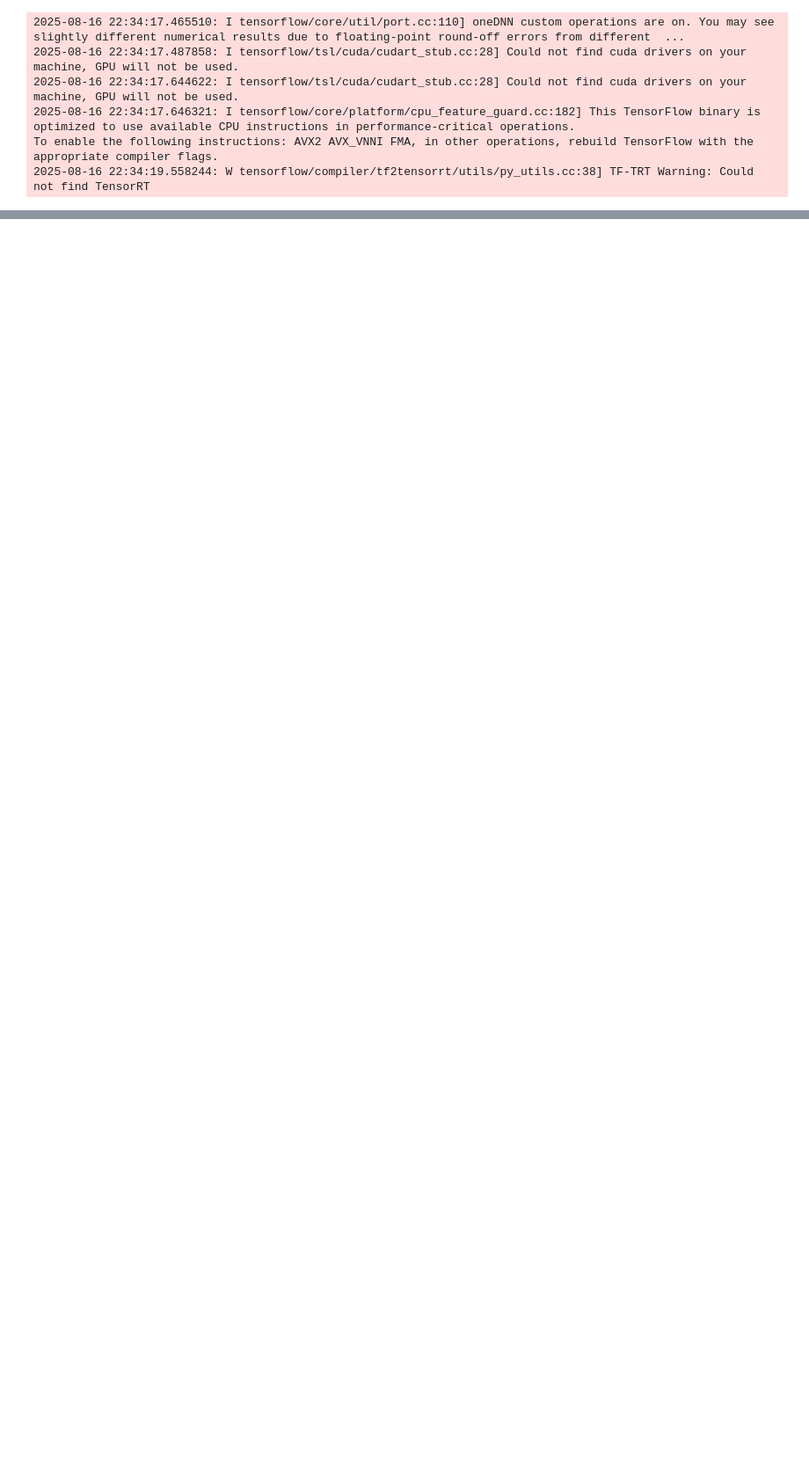
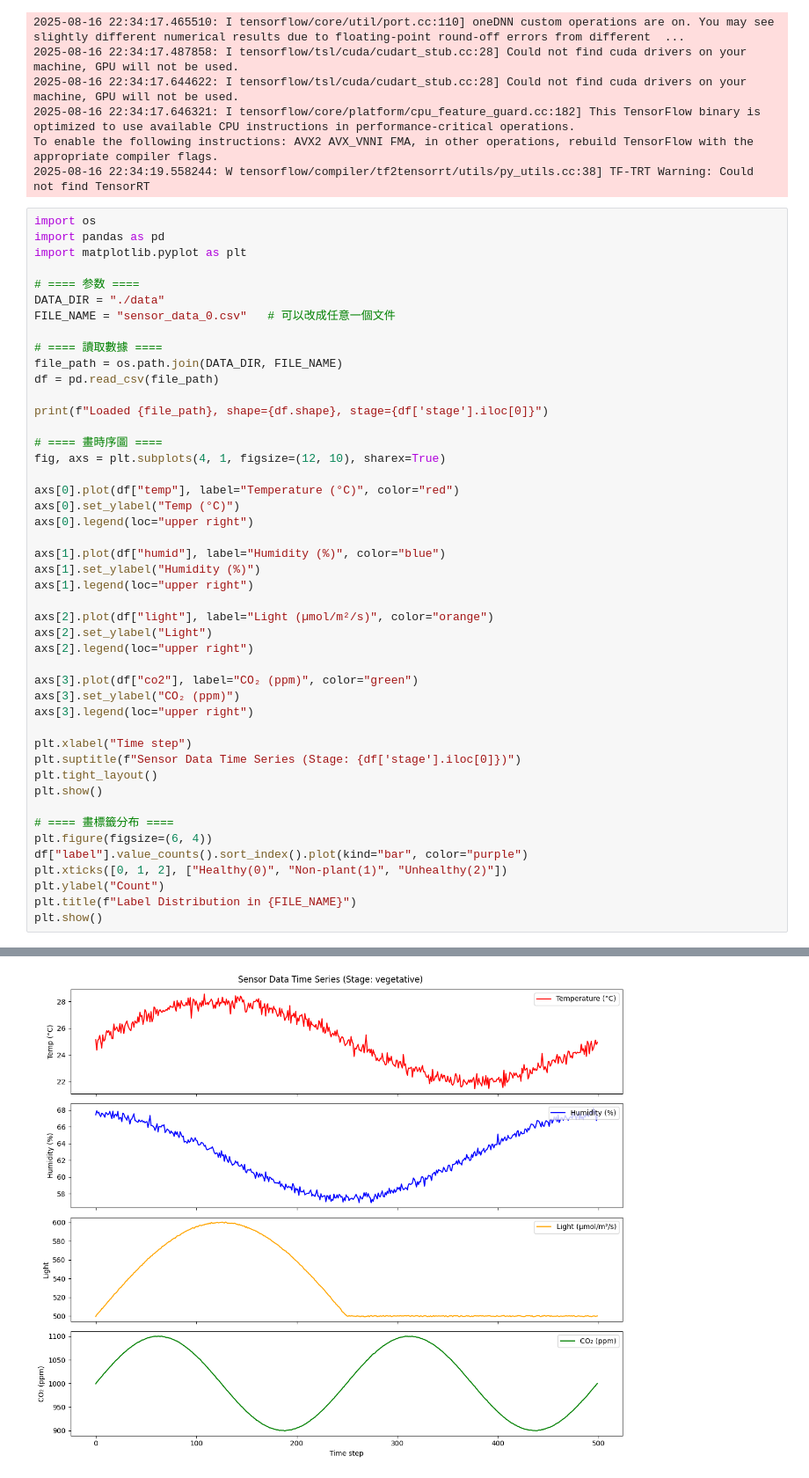
Before and after one commit to suretim/aicam, a Jupyter notebook: main/fed_server/lstm/Untitled1.ipynb, the cells around one changed output, grey strips where cells are left out. Shown at 88% size. Saved outputs shown, nothing was run; the diff lists cells and outputs as text; blank space fills up the shorter version.

```diff
--- a/main/fed_server/lstm/Untitled1.ipynb
+++ b/main/fed_server/lstm/Untitled1.ipynb
@@ -942,3 +942,50 @@ def outer_update_with_lll(meta_model, tasks, lr_meta=1e-3, replay_weight=0.3):
 2025-08-16 22:34:17.646321: I tensorflow/core/platform/cpu_feature_guard.cc:182] This TensorFlow binary is optimized to use available CPU instructions in performance-critical operations.
 To enable the following instructions: AVX2 AVX_VNNI FMA, in other operations, rebuild TensorFlow with the appropriate compiler flags.
 2025-08-16 22:34:19.558244: W tensorflow/compiler/tf2tensorrt/utils/py_utils.cc:38] TF-TRT Warning: Could not find TensorRT
+# %%
+import os
+import pandas as pd
+import matplotlib.pyplot as plt
+
+# ==== 参数 ====
+DATA_DIR = "./data"
+FILE_NAME = "sensor_data_0.csv"   # 可以改成任意一個文件
+
+# ==== 讀取數據 ====
+file_path = os.path.join(DATA_DIR, FILE_NAME)
+df = pd.read_csv(file_path)
+
+print(f"Loaded {file_path}, shape={df.shape}, stage={df['stage'].iloc[0]}")
+
+# ==== 畫時序圖 ====
+fig, axs = plt.subplots(4, 1, figsize=(12, 10), sharex=True)
+
+axs[0].plot(df["temp"], label="Temperature (°C)", color="red")
+axs[0].set_ylabel("Temp (°C)")
+axs[0].legend(loc="upper right")
+
+axs[1].plot(df["humid"], label="Humidity (%)", color="blue")
+axs[1].set_ylabel("Humidity (%)")
+axs[1].legend(loc="upper right")
+
+axs[2].plot(df["light"], label="Light (µmol/m²/s)", color="orange")
+axs[2].set_ylabel("Light")
+axs[2].legend(loc="upper right")
+
+axs[3].plot(df["co2"], label="CO₂ (ppm)", color="green")
+axs[3].set_ylabel("CO₂ (ppm)")
+axs[3].legend(loc="upper right")
+
+plt.xlabel("Time step")
+plt.suptitle(f"Sensor Data Time Series (Stage: {df['stage'].iloc[0]})")
+plt.tight_layout()
+plt.show()
+
+# ==== 畫標籤分布 ====
+plt.figure(figsize=(6, 4))
+df["label"].value_counts().sort_index().plot(kind="bar", color="purple")
+plt.xticks([0, 1, 2], ["Healthy(0)", "Non-plant(1)", "Unhealthy(2)"])
+plt.ylabel("Count")
+plt.title(f"Label Distribution in {FILE_NAME}")
+plt.show()
+# %% [output]
@@ -944,0 +993 @@ To enable the following instructions: AVX2 AVX_VNNI FMA, in other operations, re
+[figure, added]
```
Also changed, not shown: parts of 8 cells of this notebook, 5 other files.
